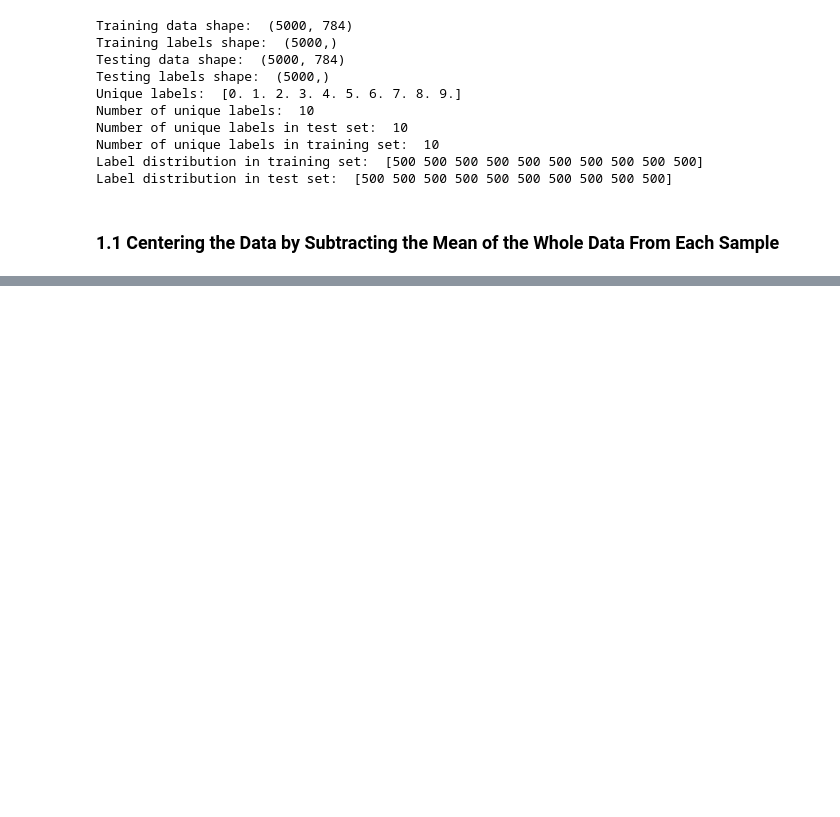
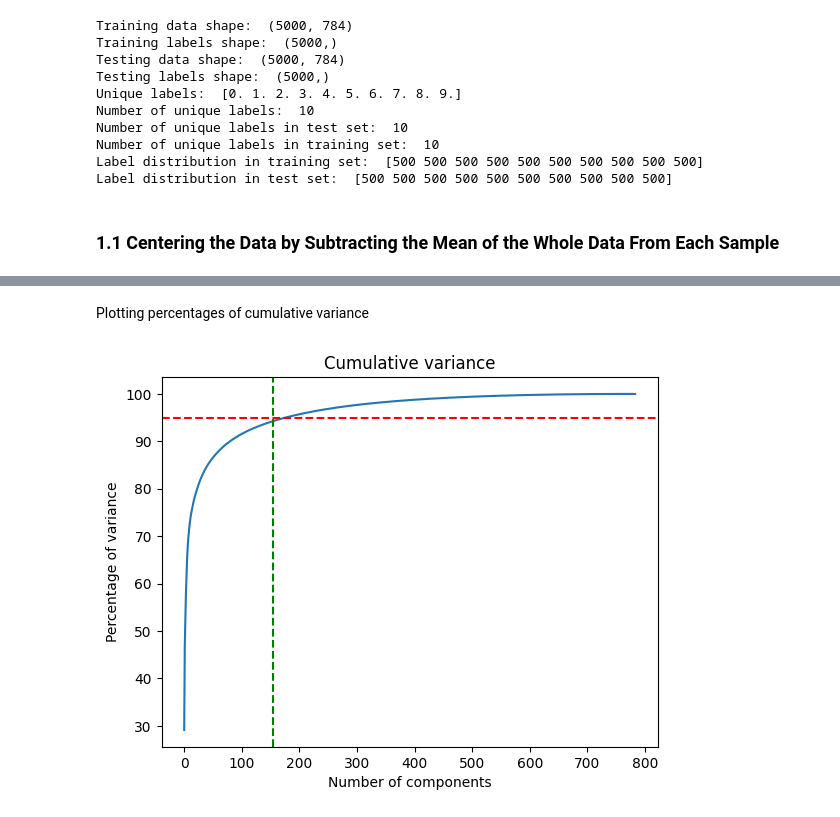
Before and after one commit to gorkemsolun/Dimensionality-Reduction-and-Visualization, a Jupyter notebook: Q1.ipynb, the cells around one changed output, grey strips where cells are left out. Cells and saved outputs as stored; diff of their text form; code cells hidden in the pictures; blank space fills up the shorter version.

```diff
--- a/Q1.ipynb
+++ b/Q1.ipynb
@@ -73,0 +165,19 @@ centered_X_test = X_test - mean
+# %% [markdown]
+Plotting percentages of cumulative variance
+# %%
+# Compute the cumulative variance
+cumulative_variance = np.cumsum(pca.explained_variance_ratio_) * 100
+
+# Plot the cumulative variance
+x_axis = np.arange(1, len(cumulative_variance) + 1)
+threshold = 95
+plt.figure()
+plt.plot(cumulative_variance)
+plt.xlabel("Number of components")
+plt.ylabel("Percentage of variance")
+plt.title("Cumulative variance")
+plt.axhline(y=threshold, color="r", linestyle="--")
+plt.axvline(x=154, color="g", linestyle="--")
+plt.show()
+# %% [output]
+[figure, added]
```
Also changed, not shown: parts of 51 cells of this notebook.
